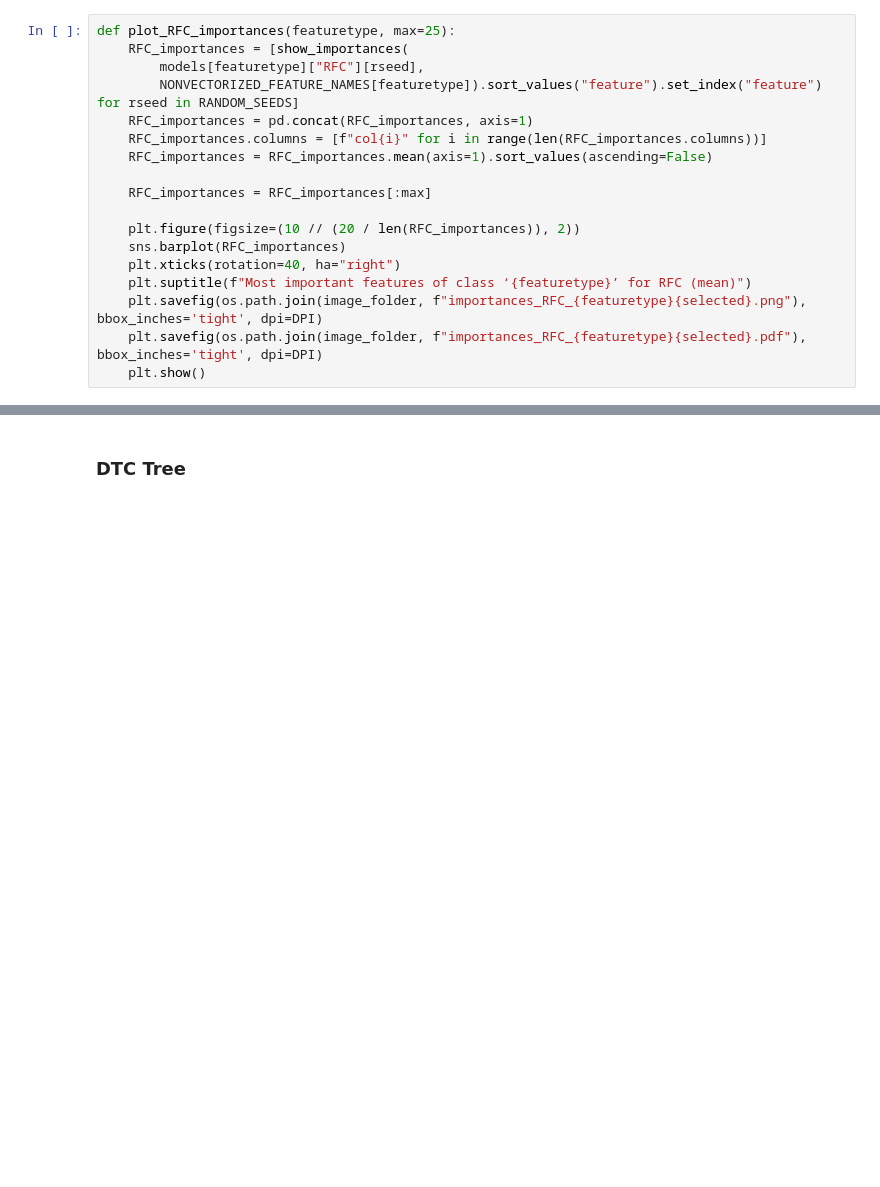
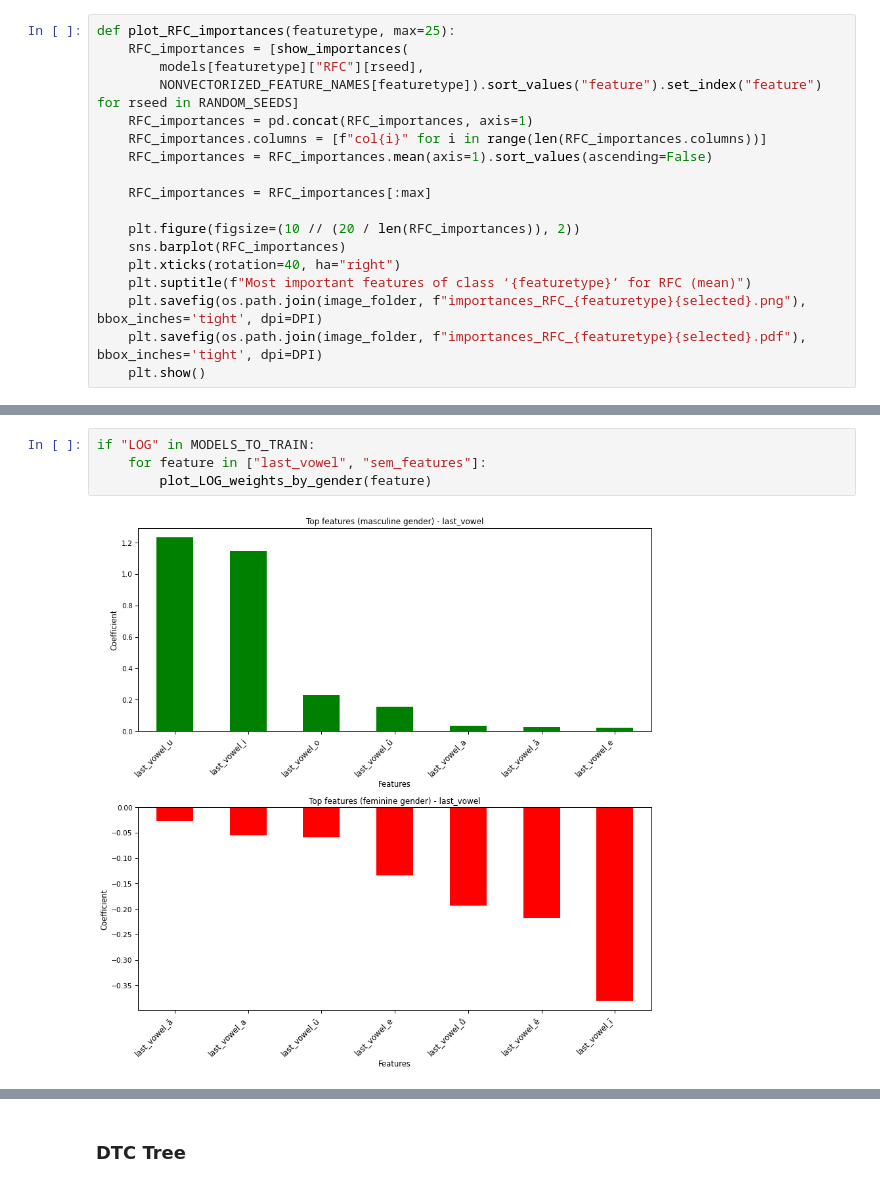
Before and after one commit to mashakrivolap/Coursework2024shughnigender, a Jupyter notebook: Predicting the Gender Category for Shughni Nouns Using Machine Learning Methods.ipynb, the cells around one changed output, grey strips where cells are left out. Saved outputs shown, nothing was run; the diff lists cells and outputs as text; blank space fills up the shorter version.

Commit message:
plots of logistic regression weights

```diff
--- a/Predicting the Gender Category for Shughni Nouns Using Machine Learning Methods.ipynb
+++ b/Predicting the Gender Category for Shughni Nouns Using Machine Learning Methods.ipynb
@@ -1044,0 +1095,6 @@ if "RFC" in MODELS_TO_TRAIN:
+# %%
+if "LOG" in MODELS_TO_TRAIN:
+    for feature in ["last_vowel", "sem_features"]:
+        plot_LOG_weights_by_gender(feature)
+# %% [output]
+[figure, added]
```
Also changed, not shown: parts of 8 cells of this notebook.
